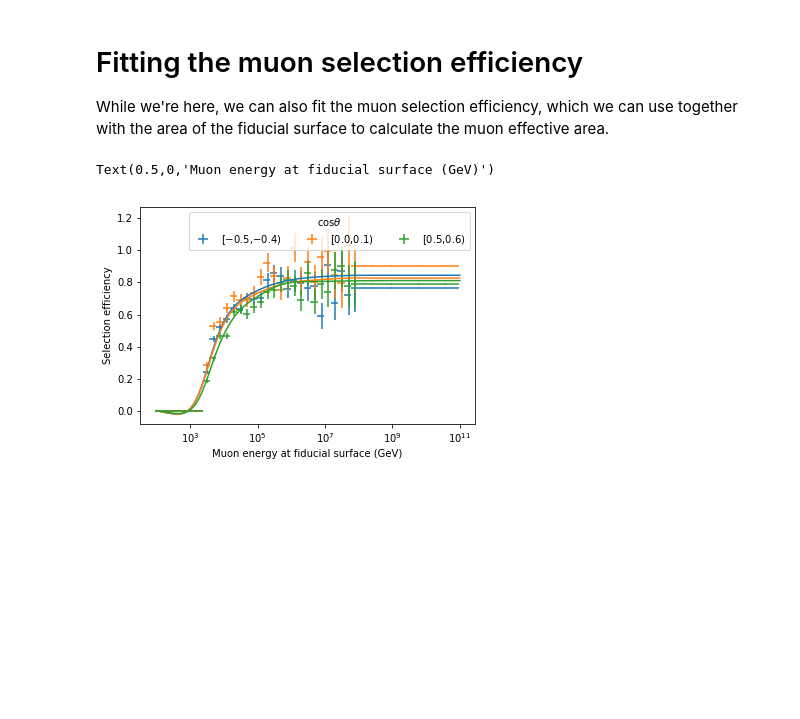
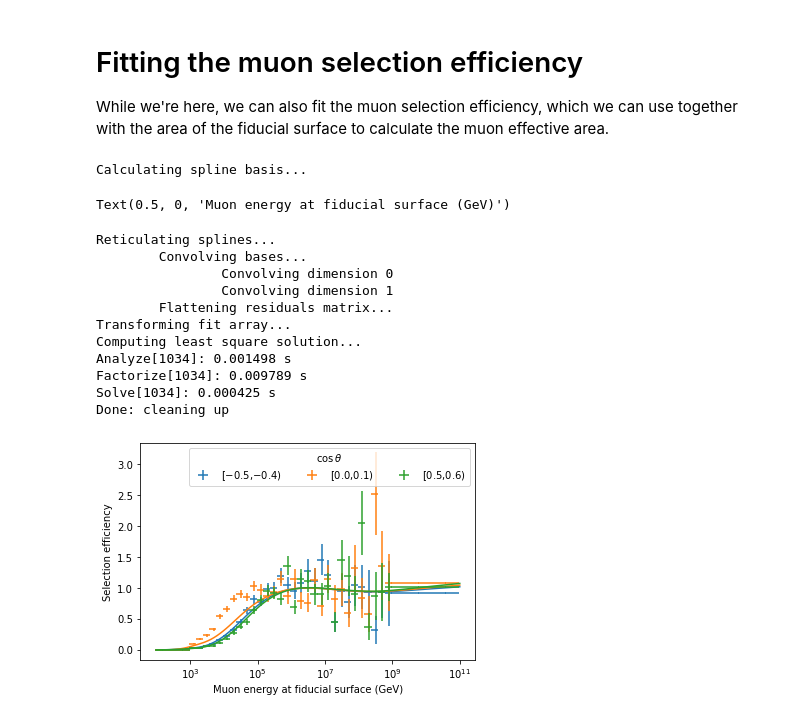
Before and after one commit to icecube/toise, a Jupyter notebook: notebooks/data preparation/PSF fitting.ipynb, the cells around one changed output. Cells and saved outputs as stored; diff of their text form; code cells hidden in the pictures; blank space fills up the shorter version.

```diff
--- a/notebooks/data preparation/PSF fitting.ipynb
+++ b/notebooks/data preparation/PSF fitting.ipynb
@@ -60,5 +123,3 @@ def load_dataset(hdf_fname):
-# %%
-dats = load_dataset('/Users/jakob/Documents/IceCube/metaprojects/icerec-lite/build/ErrorEstimator_GEN2.hdf5')
 # %% [markdown]
 Get a feeling for the range of energies and zenith angles we're dealing with
 # %%
@@ -271,11 +336,18 @@ Plot the fit parameters to check for undue wiggliness. $\sigma$ describes the ov
 # %%
 x = np.linspace(-1, 1, 101)
 fig, axes = plt.subplots(2,1, sharex=True)
-for i in range(2):
-    spl = splines[i]
-    for loge in 3, 4, 5, 6:
+for loge in 3, 4, 5, 6:
+    sigma, gamma = dataset.king_params(10**loge, x)
+    for i in range(2):
+        spl = splines[i]
         basis = splinebasis([[loge], x], spl['knots'], spl['order'])
-        axes.flat[i].plot(x, grideval(basis, spl['coefficients']).T, label='$10^{{{:.0f}}}$'.format(loge))
+        line = axes.flat[i].plot(x, grideval(basis, spl['coefficients']).T, label='$10^{{{:.0f}}}$'.format(loge))[0]
+        if i == 0:
+            axes.flat[i].plot(x, np.log10(sigma), color=line.get_color(), ls=':')
+        if i == 1:
+            axes.flat[i].plot(x, np.log10(gamma-1), color=line.get_color(), ls=':')
+
+
 axes.flat[1].set_xlabel(r'$\cos\theta_{\rm zenith}$')
 axes.flat[1].set_ylabel(r'$\log_{10}(\gamma-1)$')
 axes.flat[0].set_ylabel(r'$\log_{10}\sigma$')
@@ -298,6 +370,9 @@ for ci in (0, 10, 20, 30, 39):
     y = counts[ei,ci,:].cumsum()
     line = plt.plot(*plotting.stepped_path(bins[2], y/y[-1]), label='({:.2f}, {:.2f}]'.format(*bins[1][ci:ci+2]))[0]
     plt.plot(psi, psf_vals[ei,ci], color=line.get_color())
+    # plot "true" PSF for comparison
+    sigma, gamma = dataset.king_params(10**ei, (bins[1][ci]+bins[1][ci+1])/2)
+    plt.plot(psi, angular_resolution.king(sigma=sigma, gamma=gamma).cdf(psi), color=line.get_color(), ls=':')
 plt.xlim(0,4)
 plt.xlabel(r'Angular error $\Psi_{\max}$ (degree)')
 plt.ylabel(r'$P(\Psi < \Psi_{\max})$')
@@ -362,8 +455,8 @@ def get_muon_selection_efficiency(
     energy=np.logspace(2, 11, 46)
 ):
     edges = [energy, cos_theta]
-    sample = np.vstack((dats['energy'], dats['cos_zenith'])).T
-    weights = dats['aeff']/nfiles
+    sample = np.vstack((dataframe['energy'], dataframe['cos_zenith'])).T
+    weights = dataframe['aeff']/nfiles
     counts = np.histogramdd(sample, bins=edges)[0]
 
     bincontent, _ = np.histogramdd(sample, weights=weights, bins=edges)
@@ -417,28 +510,40 @@ def fit_muon_selection_efficiency(efficiency, error, binedges, smoothing=1):
 
     return spline
 # %%
-fiducial_surface = surfaces.get_fiducial_surface('Sunflower', 240)
-seleff, seleff_err, edges = get_muon_selection_efficiency(dats, fiducial_surface, nfiles=1000)
+# fiducial_surface = surfaces.get_fiducial_surface('Sunflower', 240)
+seleff, seleff_err, edges = get_muon_selection_efficiency(dats, dataset.surface, nfiles=1)
 seleff_spline = fit_muon_selection_efficiency(seleff, seleff_err, edges)
 
 for ci in 5, 10, 15:
 
     x = np.linspace(2, 11, 101)
     y = seleff_spline.grideval([x, [(edges[1][ci]+edges[1][ci+1])/2.]]).squeeze()
     line = plt.plot(10**x, y)[0]
 
     x = 10**((np.log10(edges[0][1:]) + np.log10(edges[0][:-1]))/2.)
     xerr = edges[0][1:]-x, x-edges[0][:-1]
     y = seleff[:,ci]
     yerr = seleff_err[:,ci]
-    line = plt.errorbar(x, y, xerr=xerr, yerr=yerr, ls='None', label=r'[${}$,${}$)'.format(edges[1][ci], edges[1][ci+1]), color=line.get_color())
+    line = plt.errorbar(x, y, xerr=xerr, yerr=yerr, ls='None', label=r'[${:.1f}$,${:.1f}$)'.format(edges[1][ci], edges[1][ci+1]), color=line.get_color())
 
 plt.semilogx()
 plt.legend(title=r'$\cos\theta$', ncol=3)
 plt.ylabel('Selection efficiency')
 plt.xlabel('Muon energy at fiducial surface (GeV)')
 # %% [output]
-Text(0.5,0,'Muon energy at fiducial surface (GeV)')
+Calculating spline basis...
+Text(0.5, 0, 'Muon energy at fiducial surface (GeV)')
+Reticulating splines...
+        Convolving bases...
+                Convolving dimension 0
+                Convolving dimension 1
+        Flattening residuals matrix...
+Transforming fit array...
+Computing least square solution...
+Analyze[1034]: 0.001498 s
+Factorize[1034]: 0.009789 s
+Solve[1034]: 0.000425 s
+Done: cleaning up
-[figure, old version]
+[figure, new version]
 # %%
 seleff_spline.write('muon_selection_efficiency.fits')
```
Also changed, not shown: parts of 18 cells of this notebook.
